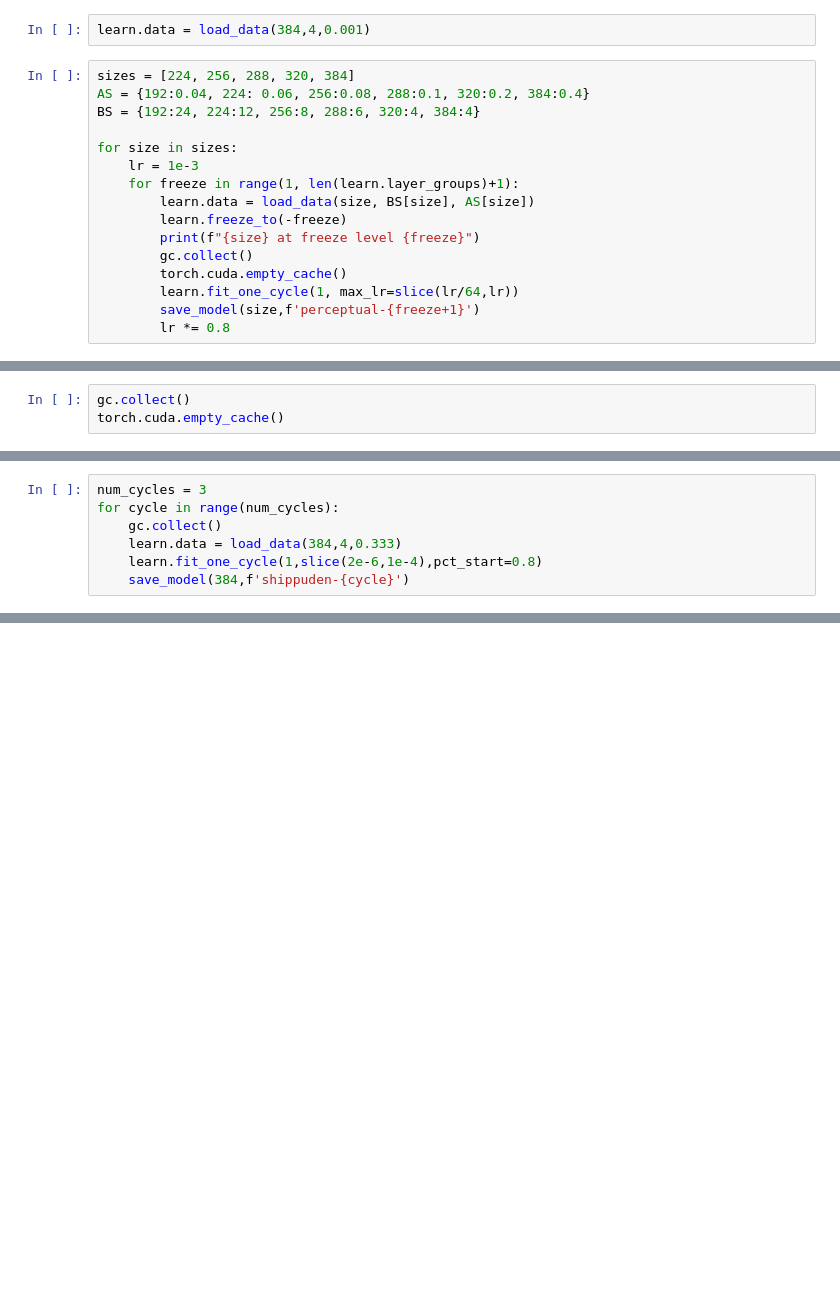
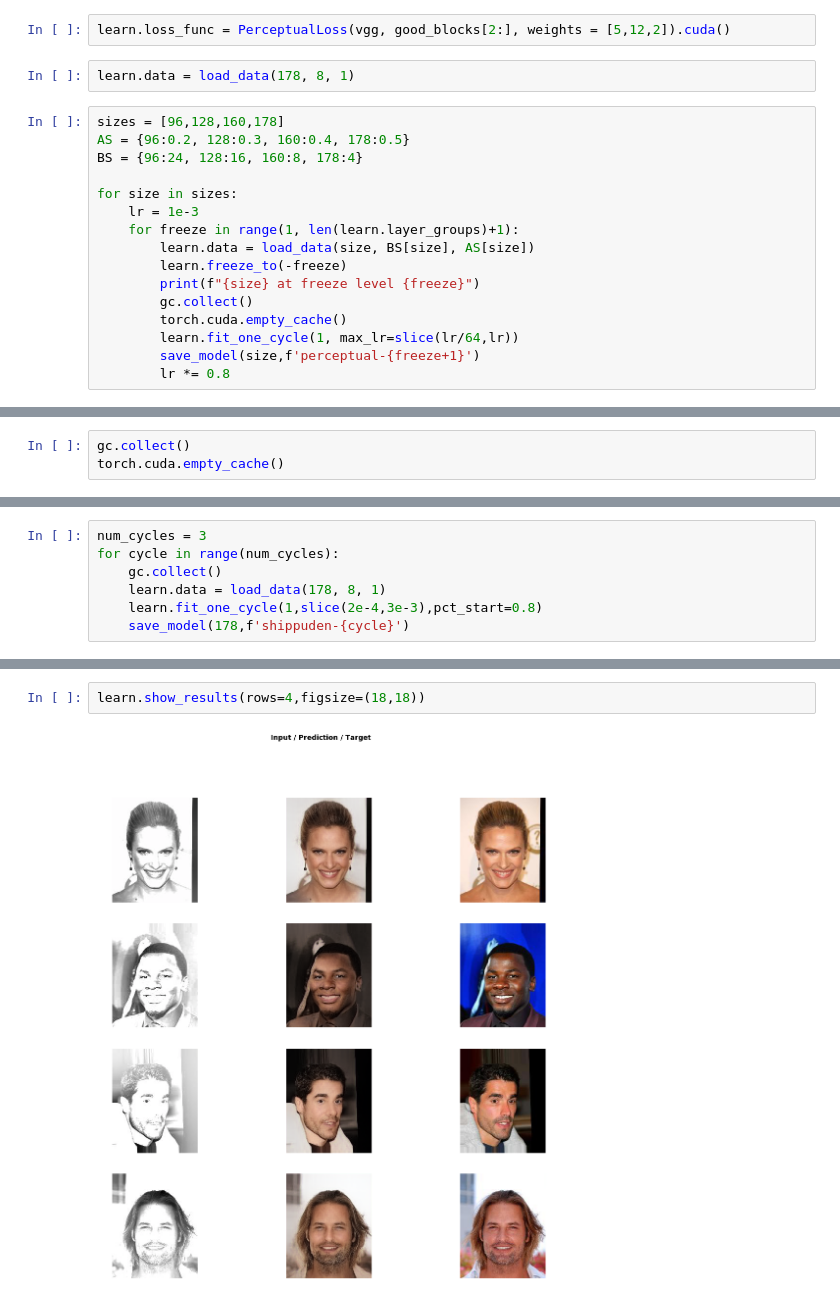
Before and after one commit to hoftherose/NN2Course, a Jupyter notebook: Crapify/Decrapify.ipynb, the cells around one changed output, grey strips where cells are left out. Drawn from its saved outputs; the diff is of its cells as text; blank space fills up the shorter version.

```diff
--- a/Crapify/Decrapify.ipynb
+++ b/Crapify/Decrapify.ipynb
@@ -104,9 +163,11 @@ learn.loss_func = ps.PerceptualLoss()
+# %%
+learn.loss_func = PerceptualLoss(vgg, good_blocks[2:], weights = [5,12,2]).cuda()
 # %%
-learn.data = load_data(384,4,0.001)
+learn.data = load_data(178, 8, 1)
 # %%
-sizes = [224, 256, 288, 320, 384]
-AS = {192:0.04, 224: 0.06, 256:0.08, 288:0.1, 320:0.2, 384:0.4}
-BS = {192:24, 224:12, 256:8, 288:6, 320:4, 384:4}
+sizes = [96,128,160,178]
+AS = {96:0.2, 128:0.3, 160:0.4, 178:0.5}
+BS = {96:24, 128:16, 160:8, 178:4}
 
 for size in sizes:
     lr = 1e-3
@@ -132,6 +222,6 @@ learn.lr_find(); learn.recorder.plot()
 num_cycles = 3
 for cycle in range(num_cycles):
     gc.collect()
-    learn.data = load_data(384,4,0.333)
-    learn.fit_one_cycle(1,slice(2e-6,1e-4),pct_start=0.8)
-    save_model(384,f'shippuden-{cycle}')
+    learn.data = load_data(178, 8, 1)
+    learn.fit_one_cycle(1,slice(2e-4,3e-3),pct_start=0.8)
+    save_model(178,f'shippuden-{cycle}')
@@ -137,0 +238,4 @@ for cycle in range(num_cycles):
+# %%
+learn.show_results(rows=4,figsize=(18,18))
+# %% [output]
+[figure, added]
```
Also changed, not shown: parts of 24 cells of this notebook, 5 other files.
